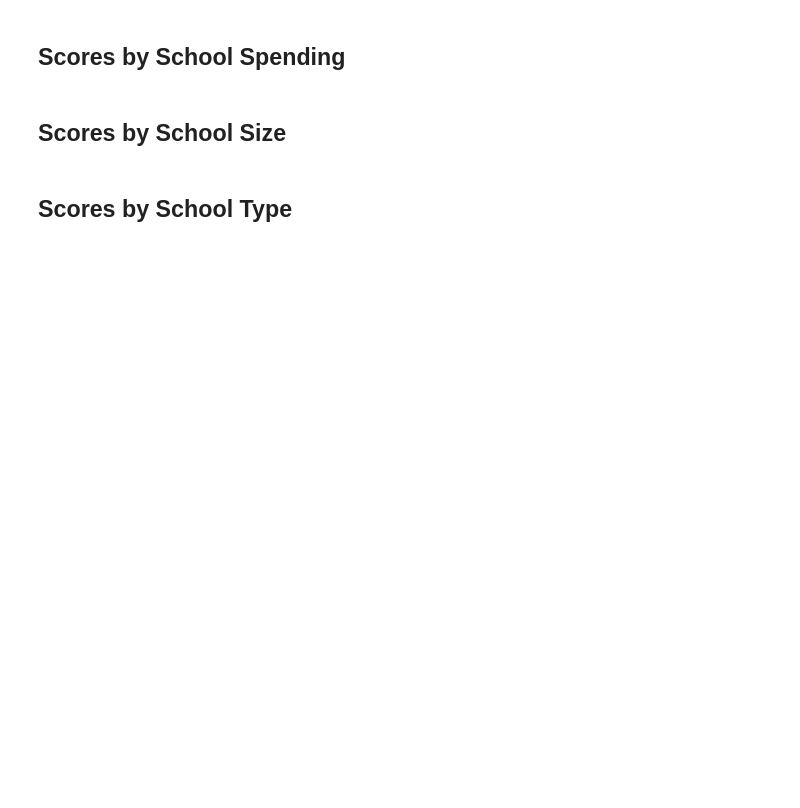
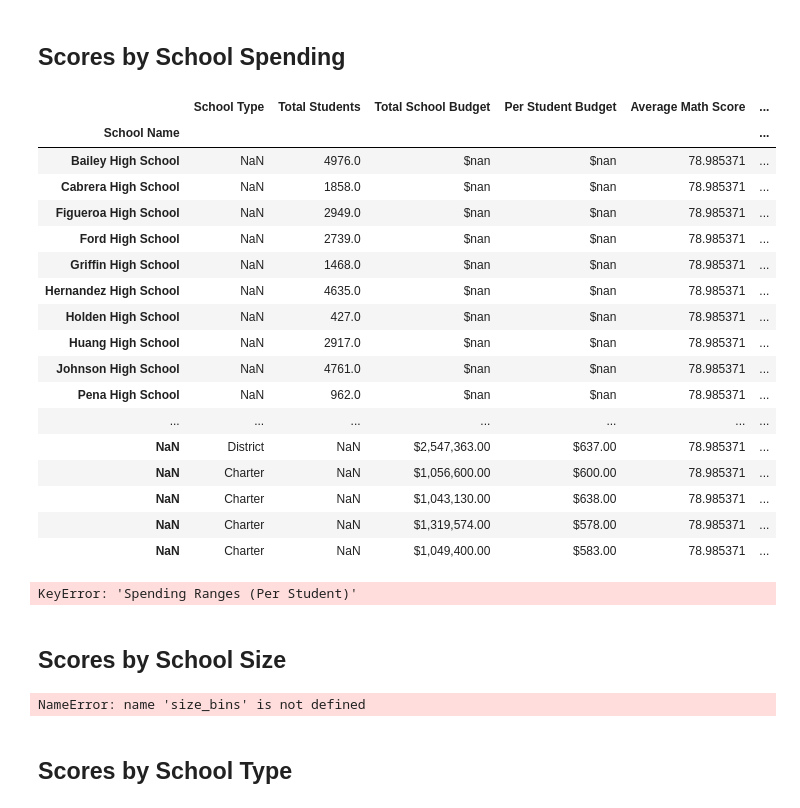
Before and after one commit to Patriciat87/pandas-challenge, a Jupyter notebook: PyCitySchool/main.ipynb, the cells around one changed output. Drawn from its saved outputs; the diff is of its cells as text; code cells hidden in the pictures; blank space fills up the shorter version.

```diff
--- a/PyCitySchool/main.ipynb
+++ b/PyCitySchool/main.ipynb
@@ -396,12 +480,54 @@ reading_scores_by_grade
 # Establish the bins
 spending_bins = [0, 585, 630, 645, 680]
 labels = ["<$585", "$585-630", "$630-645", "$645-680"]
+# %%
+# Create a copy of the school summary since it has the "Per Student Budget"
+school_spending_df = per_school_summary.copy()
+# %%
+school_spending_df
+school_spending_df
+# %% [output]
+|  | School Type | Total Students | Total School Budget | Per Student Budget | Average Math Score | ... |
+| School Name |  |  |  |  |  | ... |
+| Bailey High School | NaN | 4976.0 | $nan | $nan | 78.985371 | ... |
+| Cabrera High School | NaN | 1858.0 | $nan | $nan | 78.985371 | ... |
+| Figueroa High School | NaN | 2949.0 | $nan | $nan | 78.985371 | ... |
+| Ford High School | NaN | 2739.0 | $nan | $nan | 78.985371 | ... |
+| Griffin High School | NaN | 1468.0 | $nan | $nan | 78.985371 | ... |
+| Hernandez High School | NaN | 4635.0 | $nan | $nan | 78.985371 | ... |
+| Holden High School | NaN | 427.0 | $nan | $nan | 78.985371 | ... |
+| Huang High School | NaN | 2917.0 | $nan | $nan | 78.985371 | ... |
+| Johnson High School | NaN | 4761.0 | $nan | $nan | 78.985371 | ... |
+| Pena High School | NaN | 962.0 | $nan | $nan | 78.985371 | ... |
+| ... | ... | ... | ... | ... | ... | ... |
+| NaN | District | NaN | $2,547,363.00 | $637.00 | 78.985371 | ... |
+| NaN | Charter | NaN | $1,056,600.00 | $600.00 | 78.985371 | ... |
+| NaN | Charter | NaN | $1,043,130.00 | $638.00 | 78.985371 | ... |
+| NaN | Charter | NaN | $1,319,574.00 | $578.00 | 78.985371 | ... |
+| NaN | Charter | NaN | $1,049,400.00 | $583.00 | 78.985371 | ... |
+# %%
+#  Calculate averages for the desired columns.
+spending_math_scores = school_spending_df.groupby(["Spending Ranges (Per Student)"])["Average Math Score"].mean()
+spending_reading_scores = school_spending_df.groupby(["Spending Ranges (Per Student)"])["Average Reading Score"].mean()
+spending_passing_math = school_spending_df.groupby(["Spending Ranges (Per Student)"])["% Passing Math"].mean()
+spending_passing_reading = school_spending_df.groupby(["Spending Ranges (Per Student)"])["% Passing Reading"].mean()
+overall_passing_spending = school_spending_df.groupby(["Spending Ranges (Per Student)"])["% Overall Passing"].mean()
+# %% [output]
+KeyError: 'Spending Ranges (Per Student)'
 # %% [markdown]
 ## Scores by School Size
 # %%
 # Establish the bins.
 size_bins = [0, 1000, 2000, 5000]
 labels = ["Small (<1000)", "Medium (1000-2000)", "Large (2000-5000)"]
+# %%
+# Categorize the spending based on the bins
+# Use `pd.cut` on the "Total Students" column of the `per_school_summary` DataFrame.
+
+per_school_summary["School Size"] = pd.cut(per_school_summary["Total Students"], bins=size_bins, labels=labels, include_lowest=True)
+per_school_summary
+# %% [output]
+NameError: name 'size_bins' is not defined
 # %% [markdown]
 ## Scores by School Type
 # %%
```
Also changed, not shown: parts of 10 cells of this notebook.
